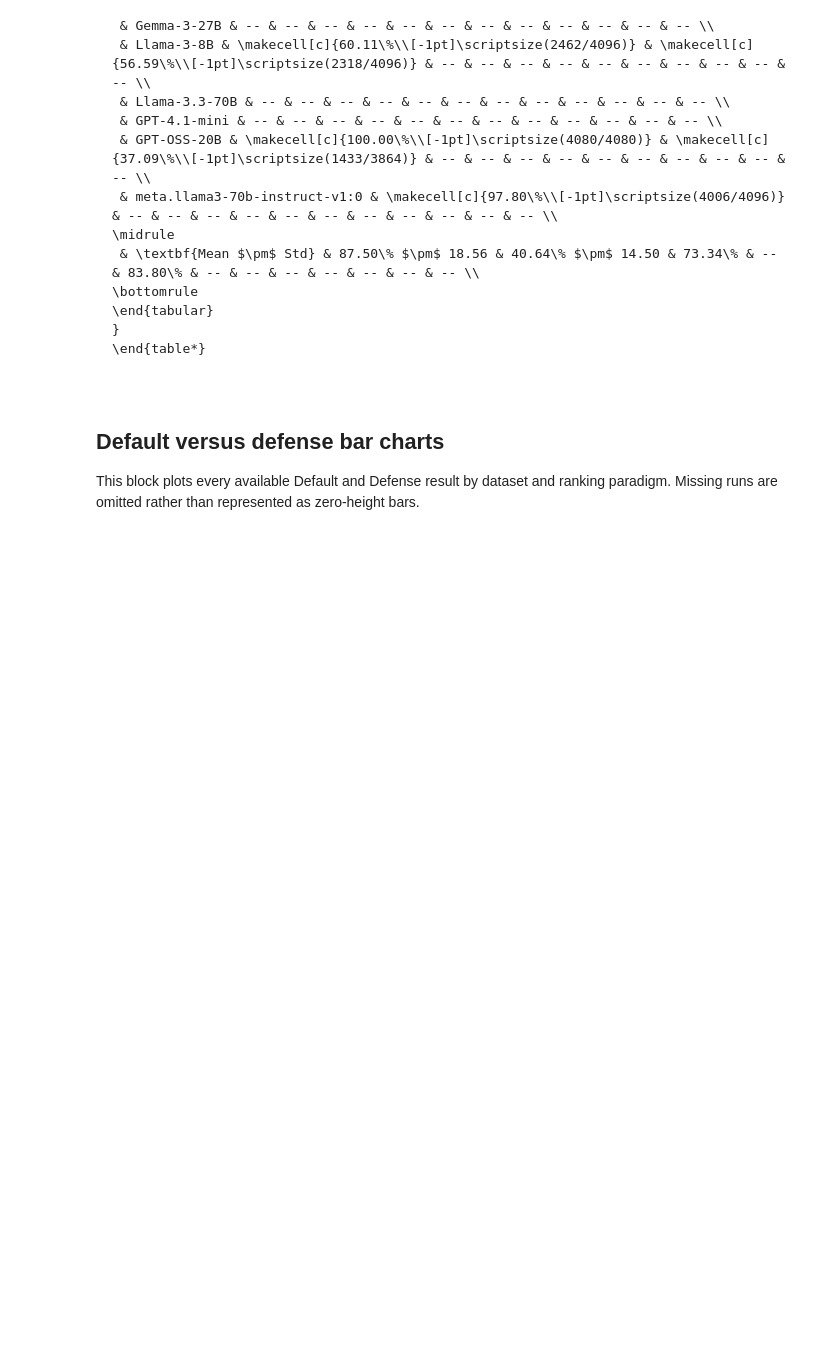
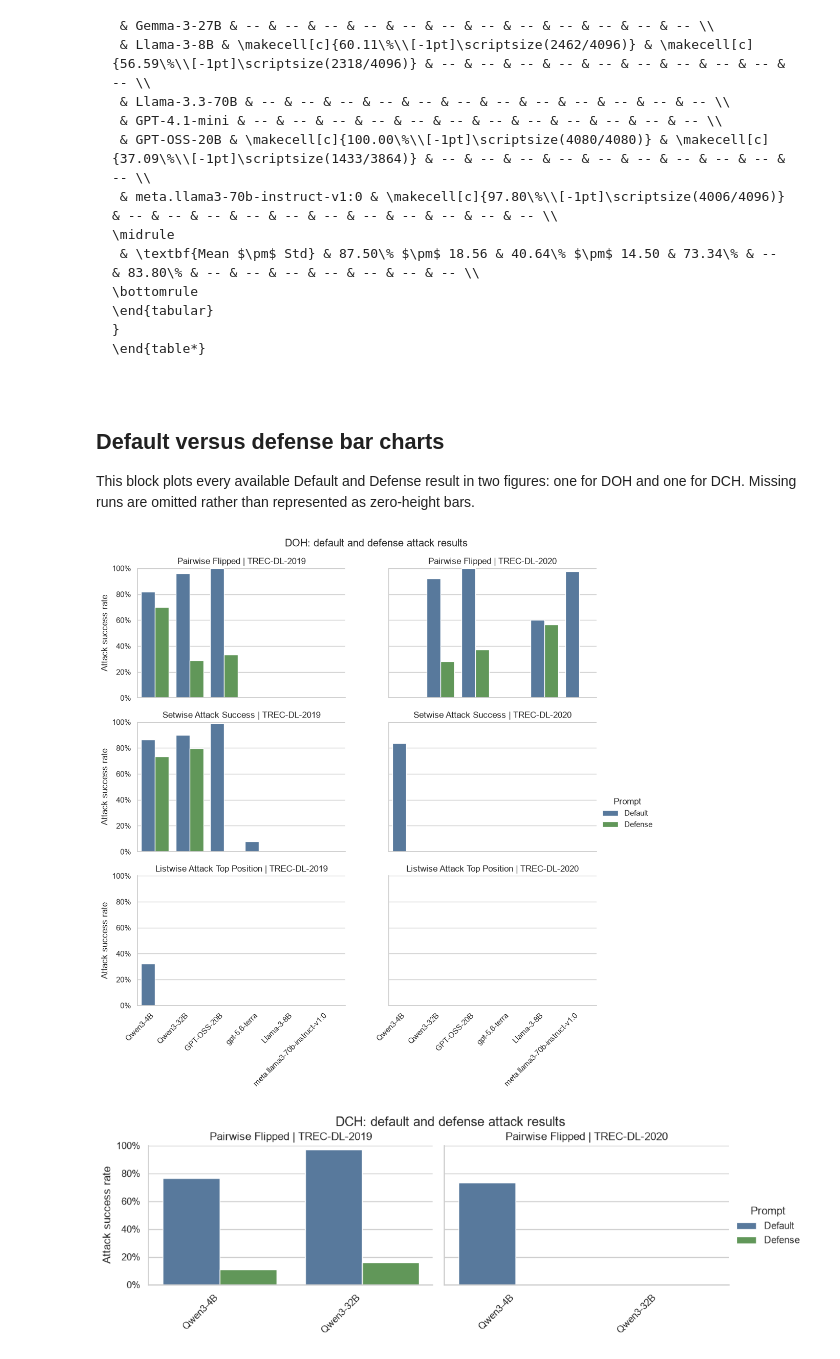
Before and after one commit to kaisergrimlock/LLM-Ranker-Attack, a Jupyter notebook: Results/attack_table_latex.ipynb, the cells around one changed output. Cells and saved outputs as stored; diff of their text form; code cells hidden in the pictures; blank space fills up the shorter version.

```diff
--- a/Results/attack_table_latex.ipynb
+++ b/Results/attack_table_latex.ipynb
@@ -191,65 +191,70 @@ Wrote Results\attack_table.tex
 # %% [markdown]
 ## Default versus defense bar charts
 
-This block plots every available Default and Defense result by dataset and ranking paradigm. Missing runs are omitted rather than represented as zero-height bars.
+This block plots every available Default and Defense result in two figures: one for DOH and one for DCH. Missing runs are omitted rather than represented as zero-height bars.
 # %%
 import matplotlib.pyplot as plt
 import pandas as pd
 import seaborn as sns
 from matplotlib.ticker import PercentFormatter
 
 plot_records = []
 for row in rows:
     if row['Model'].startswith('Mean'):
         continue
     for group, display_name in GROUPS:
         for attack in ATTACKS:
             for prompt, source in MODES:
                 parsed = parse_metric(row.get(column_name(group, attack, source)))
                 if parsed is None:
                     continue
                 rate, _success, _valid = parsed
                 plot_records.append(
                     {
                         'Dataset': row['Dataset'],
                         'Model': row['Model'],
                         'Paradigm': display_name.replace(r' \%', ''),
                         'Attack': attack,
                         'Prompt': prompt,
                         'ASR (%)': rate,
                     }
                 )
 
 plot_data = pd.DataFrame(plot_records)
 if plot_data.empty:
     print('No attack results are available to plot.')
 else:
     sns.set_theme(style='whitegrid', context='notebook')
-    chart = sns.catplot(
-        data=plot_data,
-        kind='bar',
-        x='Model',
-        y='ASR (%)',
-        hue='Prompt',
-        hue_order=['Default', 'Defense'],
-        col='Dataset',
-        row='Paradigm',
-        order=list(dict.fromkeys(plot_data['Model'])),
-        palette={'Default': '#4C78A8', 'Defense': '#59A14F'},
-        errorbar=None,
-        height=3.2,
-        aspect=1.55,
-        sharey=True,
-    )
-    chart.set_axis_labels('', 'Attack success rate')
-    chart.set_titles('{row_name} | {col_name}')
-    chart.figure.suptitle('Available default and defense attack results', y=1.02)
-    for axis in chart.axes.flat:
-        axis.set_ylim(0, 100)
-        axis.yaxis.set_major_formatter(PercentFormatter(xmax=100))
-        axis.tick_params(axis='x', labelrotation=45)
-        for label in axis.get_xticklabels():
-            label.set_horizontalalignment('right')
-    chart.figure.savefig(root / 'Results' / 'attack_default_vs_defense_bars.pdf', bbox_inches='tight')
-    chart.figure.savefig(root / 'Results' / 'attack_default_vs_defense_bars.png', dpi=300, bbox_inches='tight')
-    plt.show()
+    for attack, attack_data in plot_data.groupby('Attack', sort=False):
+        chart = sns.catplot(
+            data=attack_data,
+            kind='bar',
+            x='Model',
+            y='ASR (%)',
+            hue='Prompt',
+            hue_order=['Default', 'Defense'],
+            col='Dataset',
+            row='Paradigm',
+            order=list(dict.fromkeys(attack_data['Model'])),
+            palette={'Default': '#4C78A8', 'Defense': '#59A14F'},
+            errorbar=None,
+            height=3.2,
+            aspect=1.55,
+            sharey=True,
+        )
+        chart.set_axis_labels('', 'Attack success rate')
+        chart.set_titles('{row_name} | {col_name}')
+        chart.figure.suptitle(f'{attack}: default and defense attack results', y=1.02)
+        for axis in chart.axes.flat:
+            axis.set_ylim(0, 100)
+            axis.yaxis.set_major_formatter(PercentFormatter(xmax=100))
+            axis.tick_params(axis='x', labelrotation=45)
+            for label in axis.get_xticklabels():
+                label.set_horizontalalignment('right')
+        slug = attack.lower()
+        chart.figure.savefig(root / 'Results' / f'attack_default_vs_defense_bars_{slug}.pdf', bbox_inches='tight')
+        chart.figure.savefig(root / 'Results' / f'attack_default_vs_defense_bars_{slug}.png', dpi=300, bbox_inches='tight')
+        plt.show()
+# %% [output]
+[figure, added]
+[figure, added]
```
Also changed, not shown: 13 other files.
